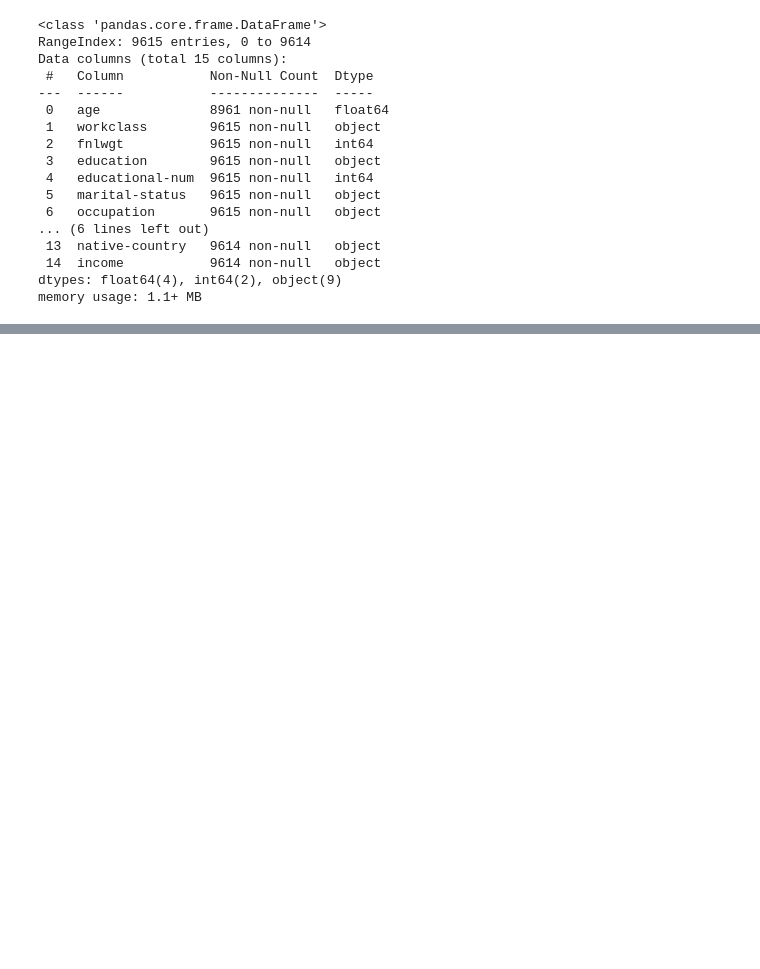
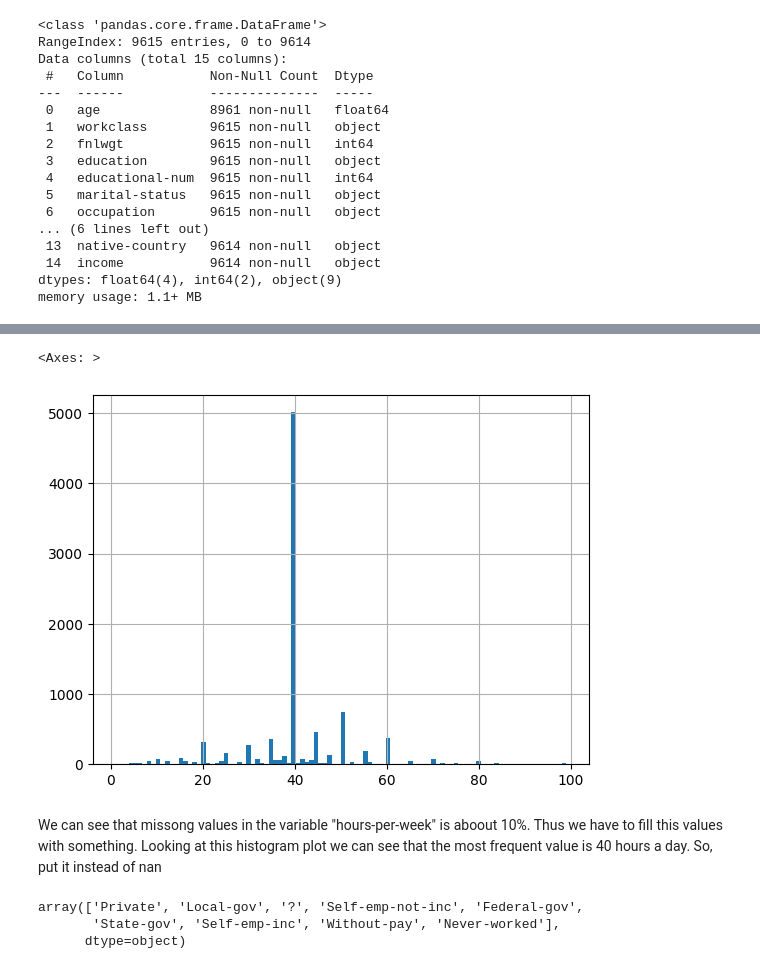
Before and after one commit to krisster/Raif_Project, a Jupyter notebook: Raif_project.ipynb, the cells around one changed output, grey strips where cells are left out. Drawn from its saved outputs; the diff is of its cells as text; code cells hidden in the pictures; blank space fills up the shorter version.

```diff
--- a/Raif_project.ipynb
+++ b/Raif_project.ipynb
@@ -885,0 +111,2 @@ auc-roc:  0.9301156558533146
+# %%
+df = pd.read_csv("income_clients.csv")
@@ -885,0 +134,7 @@ auc-roc:  0.9301156558533146
+# %%
+df["hours-per-week"].hist(bins=100)
+# %% [output]
+<Axes: >
+[figure, added]
+# %% [markdown]
+We can see that missong values in the variable "hours-per-week" is aboout 10%. Thus we have to fill this values with something. Looking at this histogram plot we can see that the most frequent value is 40 hours a day. So, put it instead of nan
@@ -885,0 +143,6 @@ auc-roc:  0.9301156558533146
+# %%
+df.workclass.unique()
+# %% [output]
+array(['Private', 'Local-gov', '?', 'Self-emp-not-inc', 'Federal-gov',
+       'State-gov', 'Self-emp-inc', 'Without-pay', 'Never-worked'],
+      dtype=object)
```
Also changed, not shown: parts of 170 cells of this notebook.
